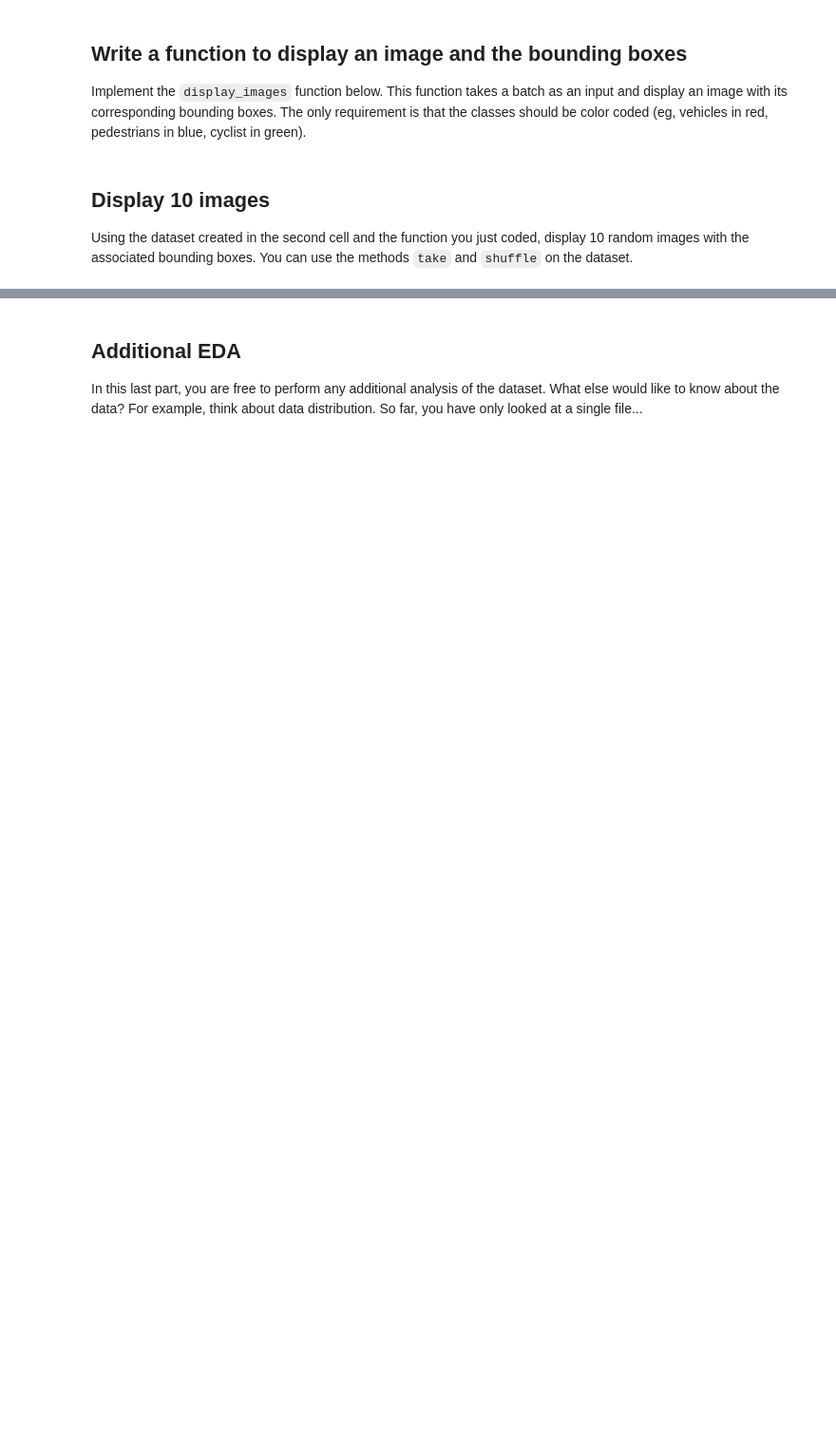
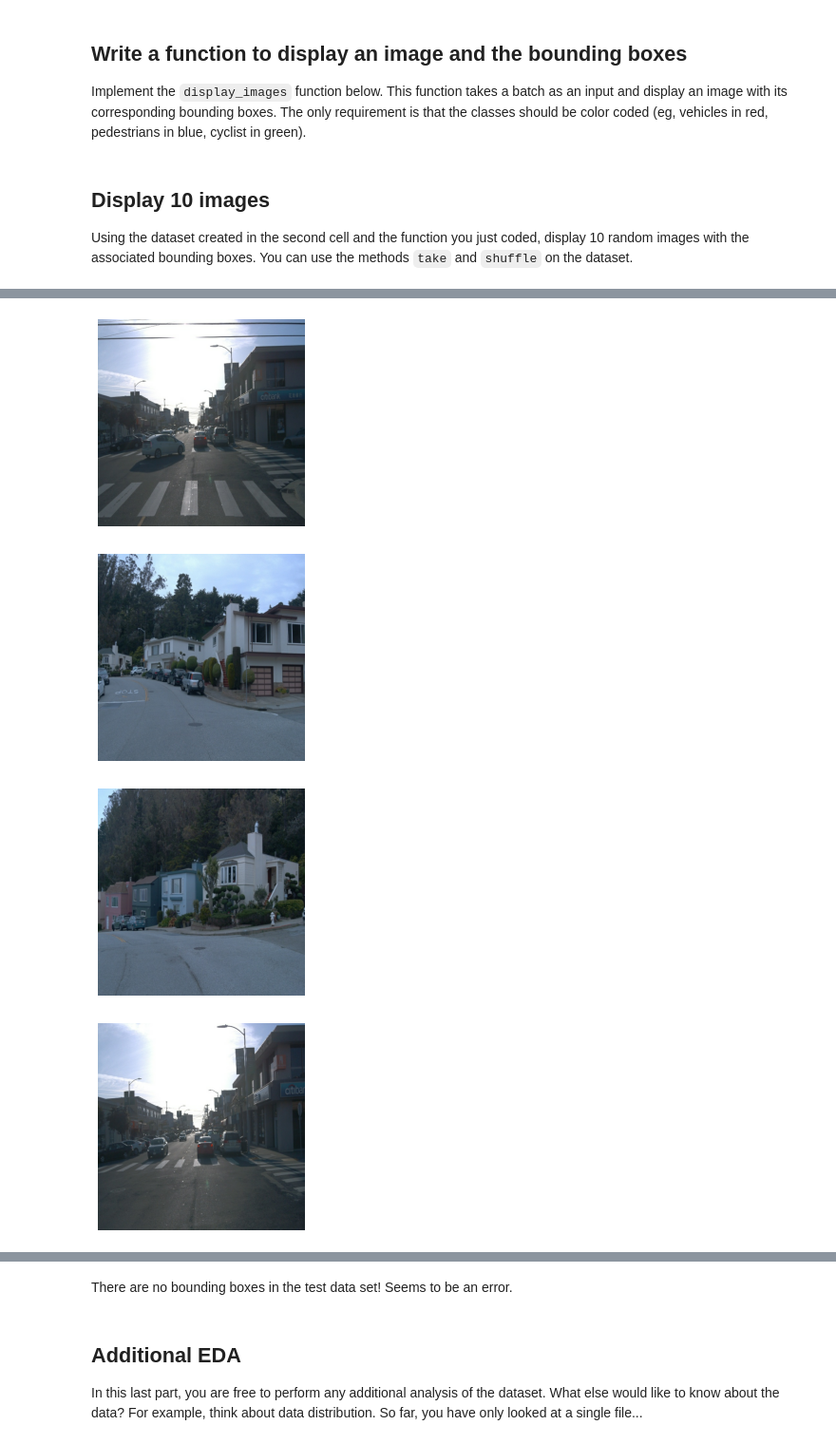
Before and after one commit to lr91-089/Udacity-nd229-object-detection, a Jupyter notebook: Exploratory Data Analysis.ipynb, the cells around one changed output, grey strips where cells are left out. Shown at 95% size. Cells and saved outputs as stored; diff of their text form; code cells hidden in the pictures; blank space fills up the shorter version.

```diff
--- a/Exploratory Data Analysis.ipynb
+++ b/Exploratory Data Analysis.ipynb
@@ -110,0 +111,10 @@ plt.show()
+# %%
+# Display 10 random images in test dataset
+for batch in dataset_test.shuffle(75).take(10):
+    display_images(batch)
+plt.show()
+# %% [output]
+[figure, added]
+[figure, added]
+[figure, added]
+[figure, added]
@@ -111,3 +127,5 @@ plt.show()
+# %% [markdown]
+There are no bounding boxes in the test data set! Seems to be an error.
 # %% [markdown]
 ## Additional EDA
 
```
Also changed, not shown: parts of 15 cells of this notebook, 3 other files.
